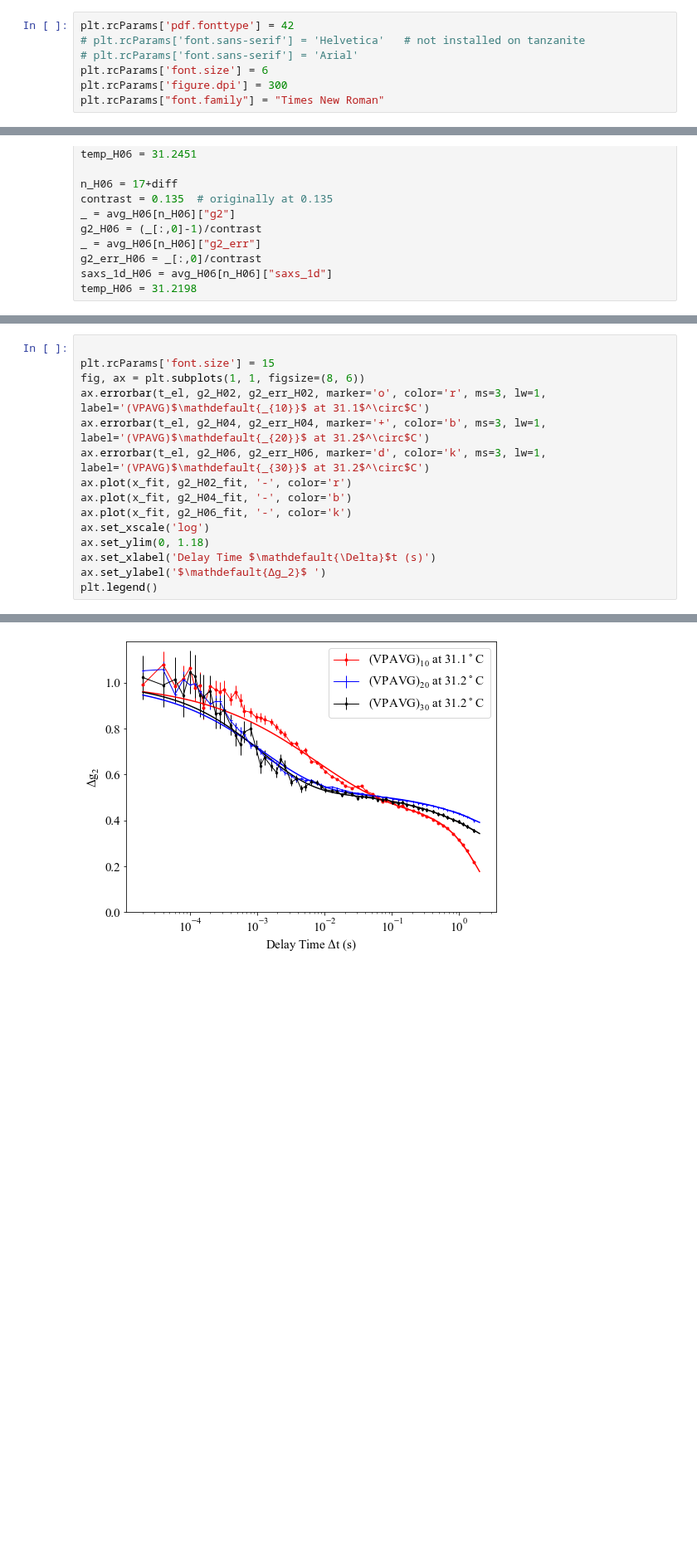
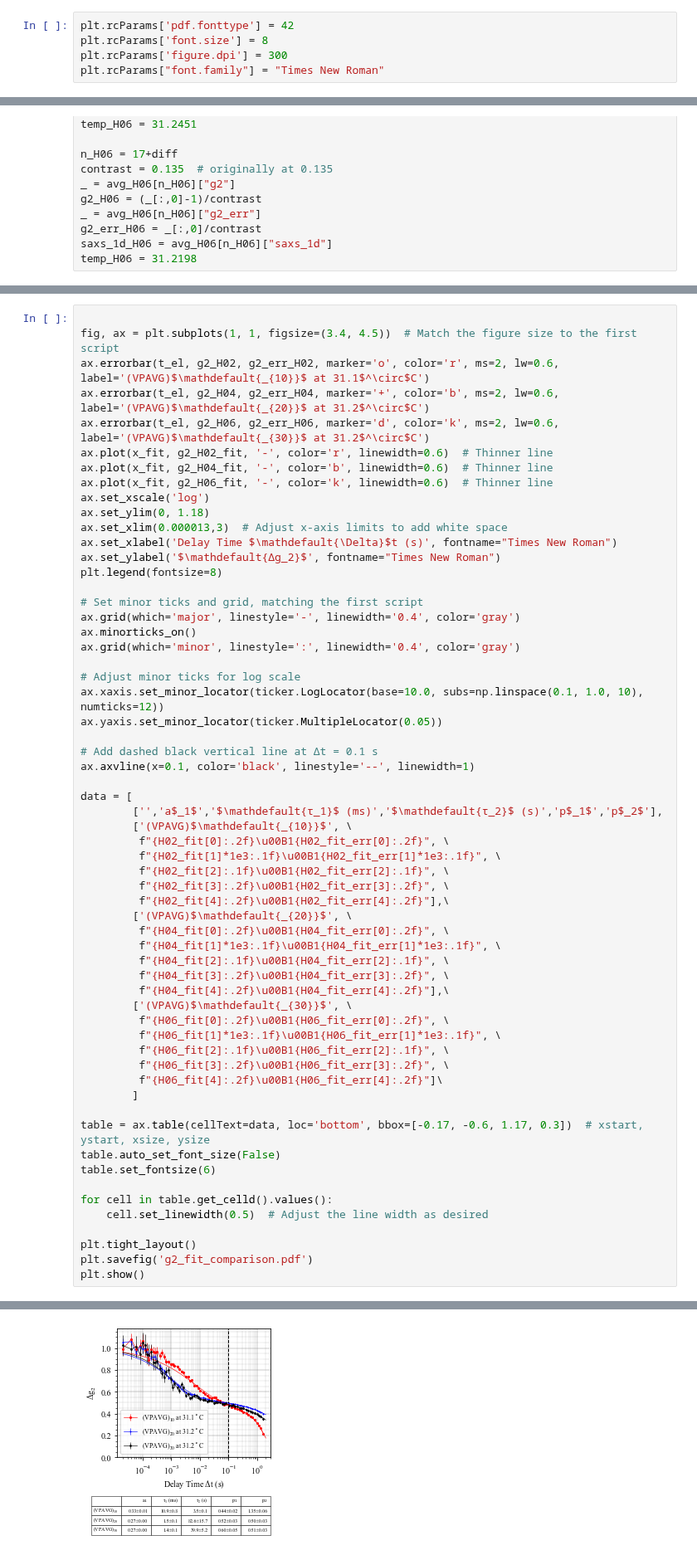
Before and after one commit to AZjk/llps-saxpcs, a Jupyter notebook: g2_Summary/g2_uniform_mid_check.ipynb, the cells around one changed output, grey strips where cells are left out. Shown at 83% size. Cells and saved outputs as stored; diff of their text form; blank space fills up the shorter version.

Commit message:
backup after adding fitting parameter table

```diff
--- a/g2_Summary/g2_uniform_mid_check.ipynb
+++ b/g2_Summary/g2_uniform_mid_check.ipynb
@@ -27,9 +27,7 @@ with open('checkpoint.pickle', 'rb') as f:  # 'rb' for binary read mode
 ### Initializing fonts in `Matplotlib`
 # %%
 plt.rcParams['pdf.fonttype'] = 42
-# plt.rcParams['font.sans-serif'] = 'Helvetica'   # not installed on tanzanite
-# plt.rcParams['font.sans-serif'] = 'Arial'
-plt.rcParams['font.size'] = 6
+plt.rcParams['font.size'] = 8
 plt.rcParams['figure.dpi'] = 300
 plt.rcParams["font.family"] = "Times New Roman"
 # %%
@@ -105,16 +108,61 @@ H06, a1=0.270±0.005,         τ1=0.0014±0.0008,         τ2=39.86±0.09,
 # %%
 
-plt.rcParams['font.size'] = 15
-fig, ax = plt.subplots(1, 1, figsize=(8, 6))
-ax.errorbar(t_el, g2_H02, g2_err_H02, marker='o', color='r', ms=3, lw=1, label='(VPAVG)$\mathdefault{_{10}}$ at 31.1$^\circ$C')
-ax.errorbar(t_el, g2_H04, g2_err_H04, marker='+', color='b', ms=3, lw=1, label='(VPAVG)$\mathdefault{_{20}}$ at 31.2$^\circ$C')
-ax.errorbar(t_el, g2_H06, g2_err_H06, marker='d', color='k', ms=3, lw=1, label='(VPAVG)$\mathdefault{_{30}}$ at 31.2$^\circ$C')
-ax.plot(x_fit, g2_H02_fit, '-', color='r')
-ax.plot(x_fit, g2_H04_fit, '-', color='b')
-ax.plot(x_fit, g2_H06_fit, '-', color='k')
+fig, ax = plt.subplots(1, 1, figsize=(3.4, 4.5))  # Match the figure size to the first script
+ax.errorbar(t_el, g2_H02, g2_err_H02, marker='o', color='r', ms=2, lw=0.6, label='(VPAVG)$\mathdefault{_{10}}$ at 31.1$^\circ$C')
+ax.errorbar(t_el, g2_H04, g2_err_H04, marker='+', color='b', ms=2, lw=0.6, label='(VPAVG)$\mathdefault{_{20}}$ at 31.2$^\circ$C')
+ax.errorbar(t_el, g2_H06, g2_err_H06, marker='d', color='k', ms=2, lw=0.6, label='(VPAVG)$\mathdefault{_{30}}$ at 31.2$^\circ$C')
+ax.plot(x_fit, g2_H02_fit, '-', color='r', linewidth=0.6)  # Thinner line
+ax.plot(x_fit, g2_H04_fit, '-', color='b', linewidth=0.6)  # Thinner line
+ax.plot(x_fit, g2_H06_fit, '-', color='k', linewidth=0.6)  # Thinner line
 ax.set_xscale('log')
 ax.set_ylim(0, 1.18)
-ax.set_xlabel('Delay Time $\mathdefault{\Delta}$t (s)')
-ax.set_ylabel('$\mathdefault{Δg_2}$ ')
-plt.legend()
+ax.set_xlim(0.000013,3)  # Adjust x-axis limits to add white space
+ax.set_xlabel('Delay Time $\mathdefault{\Delta}$t (s)', fontname="Times New Roman")
+ax.set_ylabel('$\mathdefault{Δg_2}$', fontname="Times New Roman")
+plt.legend(fontsize=8)
+
+# Set minor ticks and grid, matching the first script
+ax.grid(which='major', linestyle='-', linewidth='0.4', color='gray')
+ax.minorticks_on()
+ax.grid(which='minor', linestyle=':', linewidth='0.4', color='gray')
+
+# Adjust minor ticks for log scale
+ax.xaxis.set_minor_locator(ticker.LogLocator(base=10.0, subs=np.linspace(0.1, 1.0, 10), numticks=12))
+ax.yaxis.set_minor_locator(ticker.MultipleLocator(0.05))
+
+# Add dashed black vertical line at Δt = 0.1 s
+ax.axvline(x=0.1, color='black', linestyle='--', linewidth=1)
+
+data = [
+        ['','a$_1$','$\mathdefault{τ_1}$ (ms)','$\mathdefault{τ_2}$ (s)','p$_1$','p$_2$'],
+        ['(VPAVG)$\mathdefault{_{10}}$', \
+         f"{H02_fit[0]:.2f}\u00B1{H02_fit_err[0]:.2f}", \
+         f"{H02_fit[1]*1e3:.1f}\u00B1{H02_fit_err[1]*1e3:.1f}", \
+         f"{H02_fit[2]:.1f}\u00B1{H02_fit_err[2]:.1f}", \
+         f"{H02_fit[3]:.2f}\u00B1{H02_fit_err[3]:.2f}", \
+         f"{H02_fit[4]:.2f}\u00B1{H02_fit_err[4]:.2f}"],\
+        ['(VPAVG)$\mathdefault{_{20}}$', \
+         f"{H04_fit[0]:.2f}\u00B1{H04_fit_err[0]:.2f}", \
+         f"{H04_fit[1]*1e3:.1f}\u00B1{H04_fit_err[1]*1e3:.1f}", \
+         f"{H04_fit[2]:.1f}\u00B1{H04_fit_err[2]:.1f}", \
+         f"{H04_fit[3]:.2f}\u00B1{H04_fit_err[3]:.2f}", \
+         f"{H04_fit[4]:.2f}\u00B1{H04_fit_err[4]:.2f}"],\
+        ['(VPAVG)$\mathdefault{_{30}}$', \
+         f"{H06_fit[0]:.2f}\u00B1{H06_fit_err[0]:.2f}", \
+         f"{H06_fit[1]*1e3:.1f}\u00B1{H06_fit_err[1]*1e3:.1f}", \
+         f"{H06_fit[2]:.1f}\u00B1{H06_fit_err[2]:.1f}", \
+         f"{H06_fit[3]:.2f}\u00B1{H06_fit_err[3]:.2f}", \
+         f"{H06_fit[4]:.2f}\u00B1{H06_fit_err[4]:.2f}"]\
+        ]
+
+table = ax.table(cellText=data, loc='bottom', bbox=[-0.17, -0.6, 1.17, 0.3])  # xstart, ystart, xsize, ysize
+table.auto_set_font_size(False)
+table.set_fontsize(6)
+
+for cell in table.get_celld().values():
+    cell.set_linewidth(0.5)  # Adjust the line width as desired
+
+plt.tight_layout()
+plt.savefig('g2_fit_comparison.pdf')
+plt.show()
 # %% [output]
@@ -122,4 +169,4 @@ plt.legend()
-[figure, old version]
+[figure, new version]
 # %%
 
 q_crop = 5
```
Also changed, not shown: parts of 2 cells of this notebook, 3 other files.
